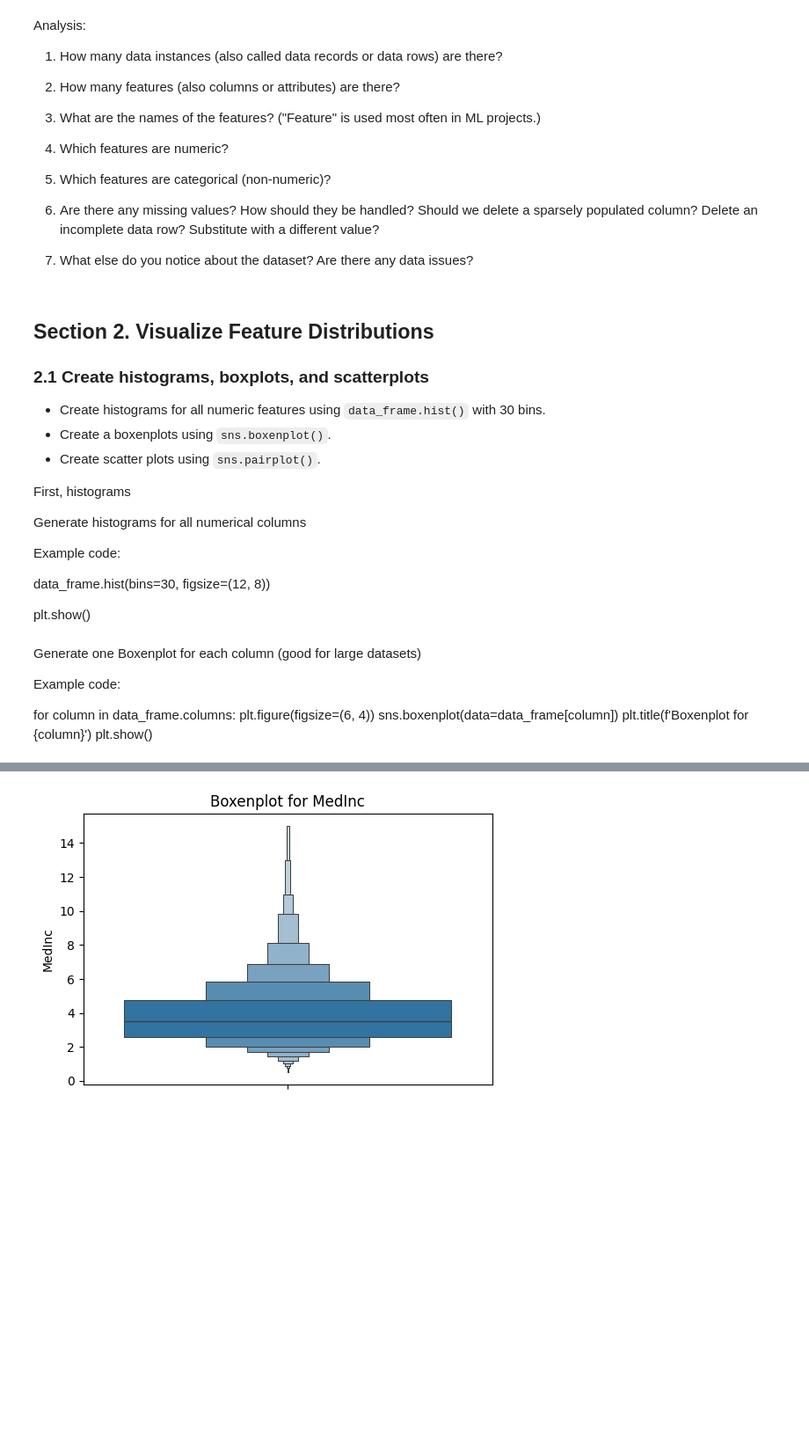
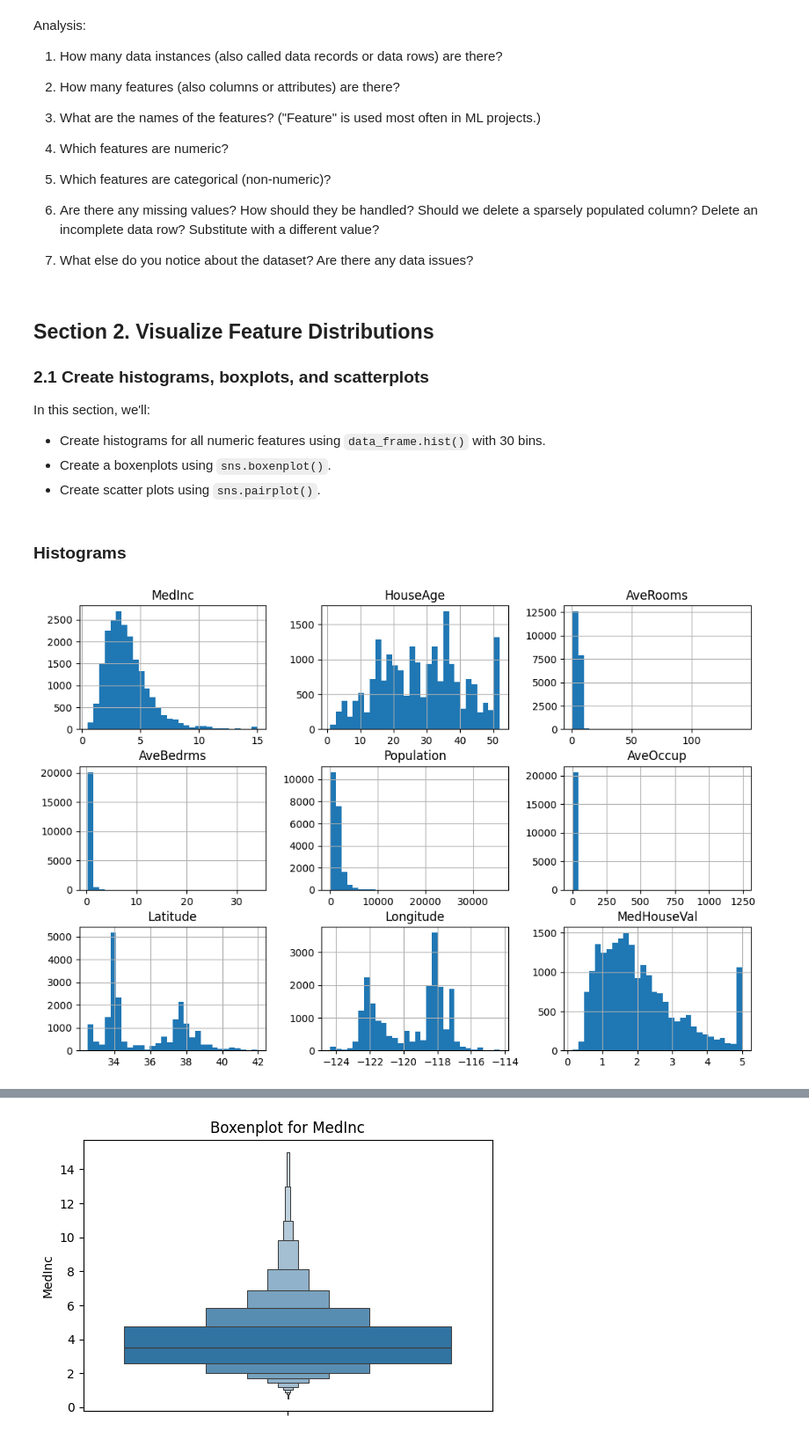
Before and after one commit to dfintel25/applied-ml-derekfintel, a Jupyter notebook: lab01/ml01.ipynb, the cells around one changed output, grey strips where cells are left out. Shown at 88% size. Cells and saved outputs as stored; diff of their text form; code cells hidden in the pictures; blank space fills up the shorter version.

```diff
--- a/lab01/ml01.ipynb
+++ b/lab01/ml01.ipynb
@@ -139,17 +127,7 @@ Analysis:
 # %% [markdown]
 ## Section 2. Visualize Feature Distributions
 ### 2.1 Create histograms, boxplots, and scatterplots
-
+In this section, we'll:
 - Create histograms for all numeric features using `data_frame.hist()` with 30 bins.
 - Create a boxenplots using `sns.boxenplot()`.
 - Create scatter plots using `sns.pairplot()`.
-
-First, histograms
-
-Generate histograms for all numerical columns
-
-Example code:
-
-data_frame.hist(bins=30, figsize=(12, 8))
-
-plt.show()
@@ -160,10 +134,10 @@ plt.show()
-# %% [markdown]
-Generate one Boxenplot for each column (good for large datasets)
-
-Example code:
-
-for column in data_frame.columns:
-    plt.figure(figsize=(6, 4))
-    sns.boxenplot(data=data_frame[column])
-    plt.title(f'Boxenplot for {column}')
-    plt.show()
+# %% [markdown]
+### Histograms
+# %%
+# These functions configure the desired histogram
+data_frame.hist(bins=30, figsize=(12, 8))
+
+#This will plot our results
+plt.show()
+# %% [output]
+[figure, added]
```
Also changed, not shown: parts of 26 cells of this notebook.
